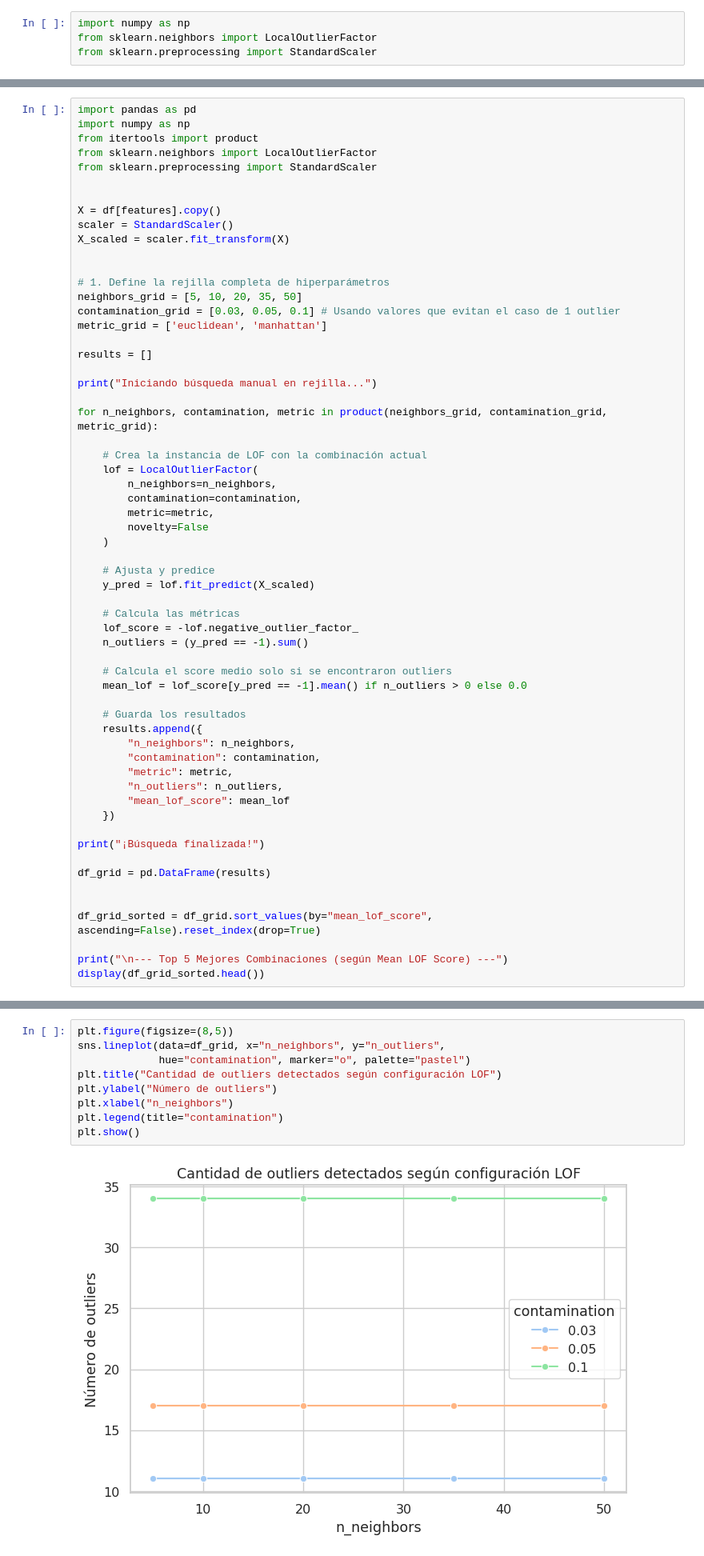
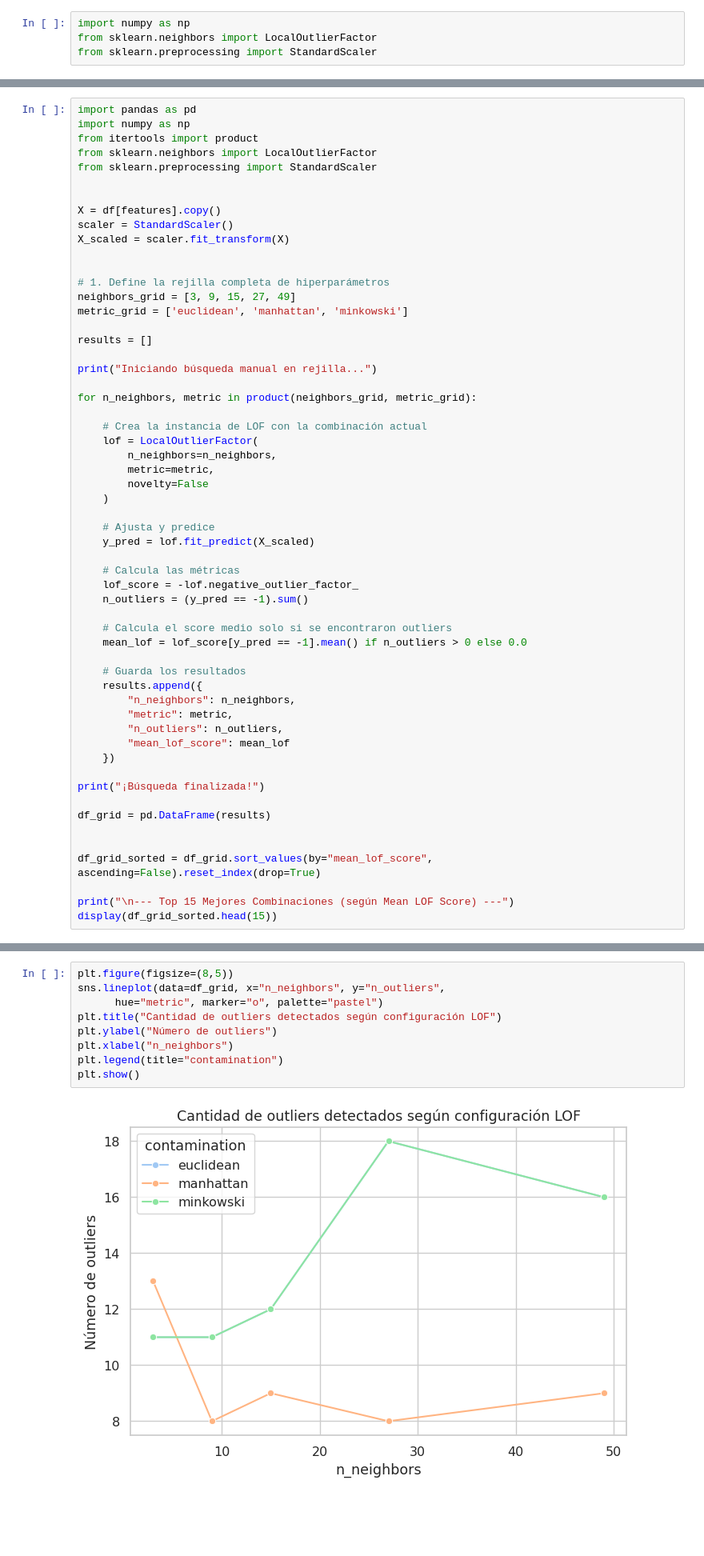
Before and after one commit to Alisser2001/QuantumMachineLearning, a Jupyter notebook: LOFBaseballQML.ipynb, the cells around one changed output, grey strips where cells are left out. Shown at 80% size. Saved outputs shown, nothing was run; the diff lists cells and outputs as text; blank space fills up the shorter version.

```diff
--- a/LOFBaseballQML.ipynb
+++ b/LOFBaseballQML.ipynb
@@ -438,20 +369,18 @@ X_scaled = scaler.fit_transform(X)
 
 
 # 1. Define la rejilla completa de hiperparámetros
-neighbors_grid = [5, 10, 20, 35, 50]
-contamination_grid = [0.03, 0.05, 0.1] # Usando valores que evitan el caso de 1 outlier
-metric_grid = ['euclidean', 'manhattan']
+neighbors_grid = [3, 9, 15, 27, 49]
+metric_grid = ['euclidean', 'manhattan', 'minkowski']
 
 results = []
 
 print("Iniciando búsqueda manual en rejilla...")
 
-for n_neighbors, contamination, metric in product(neighbors_grid, contamination_grid, metric_grid):
+for n_neighbors, metric in product(neighbors_grid, metric_grid):
 
     # Crea la instancia de LOF con la combinación actual
     lof = LocalOutlierFactor(
         n_neighbors=n_neighbors,
-        contamination=contamination,
         metric=metric,
         novelty=False
     )
@@ -469,7 +398,6 @@ for n_neighbors, contamination, metric in product(neighbors_grid, contamination_
     # Guarda los resultados
     results.append({
         "n_neighbors": n_neighbors,
-        "contamination": contamination,
         "metric": metric,
         "n_outliers": n_outliers,
         "mean_lof_score": mean_lof
@@ -482,8 +410,8 @@ df_grid = pd.DataFrame(results)
 
 df_grid_sorted = df_grid.sort_values(by="mean_lof_score", ascending=False).reset_index(drop=True)
 
-print("\n--- Top 5 Mejores Combinaciones (según Mean LOF Score) ---")
-display(df_grid_sorted.head())
+print("\n--- Top 15 Mejores Combinaciones (según Mean LOF Score) ---")
+display(df_grid_sorted.head(15))
 # %% [output]
 Iniciando búsqueda manual en rejilla...
 ¡Búsqueda finalizada!
@@ -498,14 +436,14 @@ Iniciando búsqueda manual en rejilla...
 # %%
 plt.figure(figsize=(8,5))
 sns.lineplot(data=df_grid, x="n_neighbors", y="n_outliers",
-             hue="contamination", marker="o", palette="pastel")
+      hue="metric", marker="o", palette="pastel")
 plt.title("Cantidad de outliers detectados según configuración LOF")
 plt.ylabel("Número de outliers")
 plt.xlabel("n_neighbors")
 plt.legend(title="contamination")
 plt.show()
 # %% [output]
-[figure, old version]
+[figure, new version]
 # %%
 # Crear un DataFrame limpio sin outliers
 df_clean = df[~df["is_outlier"]].copy()
```
Also changed, not shown: parts of 11 cells of this notebook.
